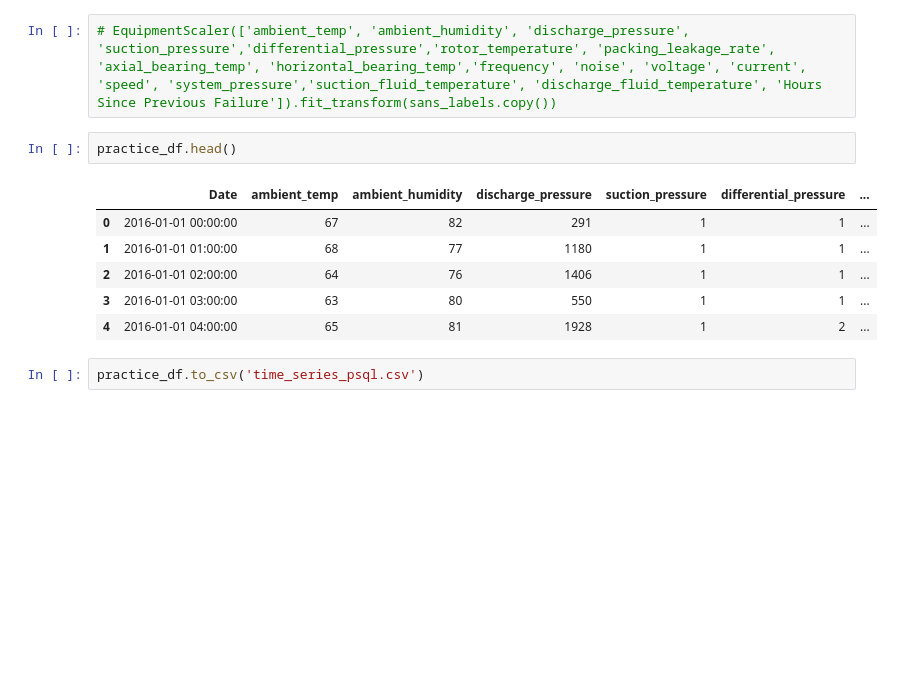
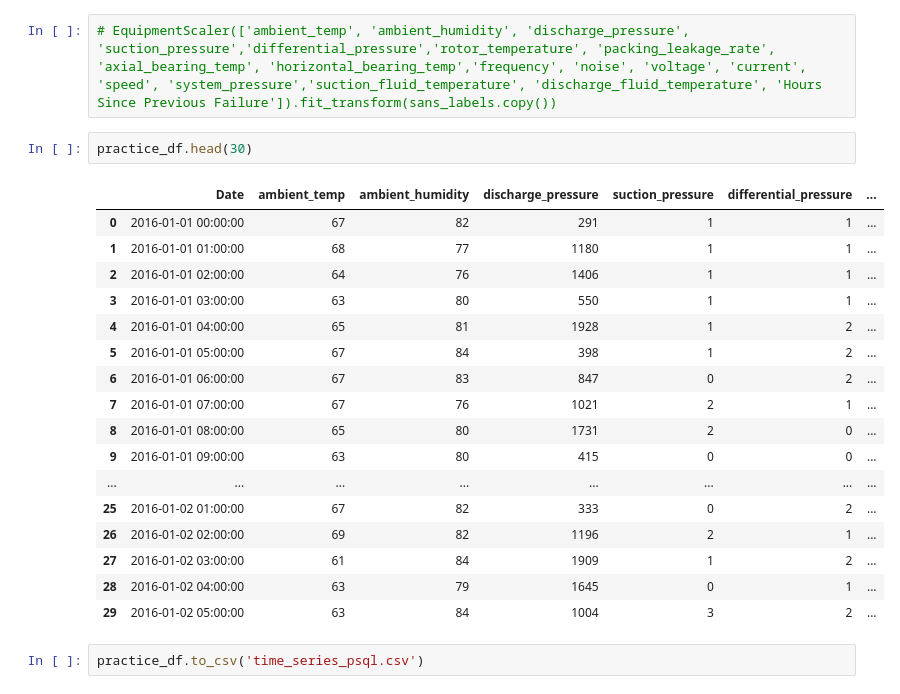
Before and after one commit to kurtrm/time_series, a Jupyter notebook: equipment_failure_notebook.ipynb, the cells around one changed output. Saved outputs shown, nothing was run; the diff lists cells and outputs as text; blank space fills up the shorter version.

```diff
--- a/equipment_failure_notebook.ipynb
+++ b/equipment_failure_notebook.ipynb
@@ -251,14 +251,25 @@ practice_df = sans_labels.iloc[:, :18]
 # %%
 # EquipmentScaler(['ambient_temp', 'ambient_humidity', 'discharge_pressure', 'suction_pressure','differential_pressure','rotor_temperature', 'packing_leakage_rate', 'axial_bearing_temp', 'horizontal_bearing_temp','frequency', 'noise', 'voltage', 'current', 'speed', 'system_pressure','suction_fluid_temperature', 'discharge_fluid_temperature', 'Hours Since Previous Failure']).fit_transform(sans_labels.copy())
 # %%
-practice_df.head()
+practice_df.head(30)
 # %% [output]
 |  | Date | ambient_temp | ambient_humidity | discharge_pressure | suction_pressure | differential_pressure | ... |
 | 0 | 2016-01-01 00:00:00 | 67 | 82 | 291 | 1 | 1 | ... |
 | 1 | 2016-01-01 01:00:00 | 68 | 77 | 1180 | 1 | 1 | ... |
 | 2 | 2016-01-01 02:00:00 | 64 | 76 | 1406 | 1 | 1 | ... |
 | 3 | 2016-01-01 03:00:00 | 63 | 80 | 550 | 1 | 1 | ... |
 | 4 | 2016-01-01 04:00:00 | 65 | 81 | 1928 | 1 | 2 | ... |
+| 5 | 2016-01-01 05:00:00 | 67 | 84 | 398 | 1 | 2 | ... |
+| 6 | 2016-01-01 06:00:00 | 67 | 83 | 847 | 0 | 2 | ... |
+| 7 | 2016-01-01 07:00:00 | 67 | 76 | 1021 | 2 | 1 | ... |
+| 8 | 2016-01-01 08:00:00 | 65 | 80 | 1731 | 2 | 0 | ... |
+| 9 | 2016-01-01 09:00:00 | 63 | 80 | 415 | 0 | 0 | ... |
+| ... | ... | ... | ... | ... | ... | ... | ... |
+| 25 | 2016-01-02 01:00:00 | 67 | 82 | 333 | 0 | 2 | ... |
+| 26 | 2016-01-02 02:00:00 | 69 | 82 | 1196 | 2 | 1 | ... |
+| 27 | 2016-01-02 03:00:00 | 61 | 84 | 1909 | 1 | 2 | ... |
+| 28 | 2016-01-02 04:00:00 | 63 | 79 | 1645 | 0 | 1 | ... |
+| 29 | 2016-01-02 05:00:00 | 63 | 84 | 1004 | 3 | 2 | ... |
 # %%
 practice_df.to_csv('time_series_psql.csv')
 # %%
```
Also changed, not shown: 2 other files.
